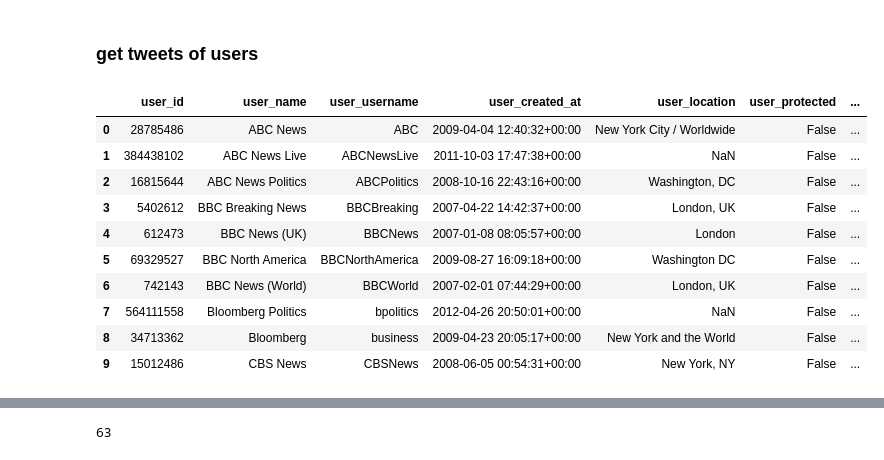
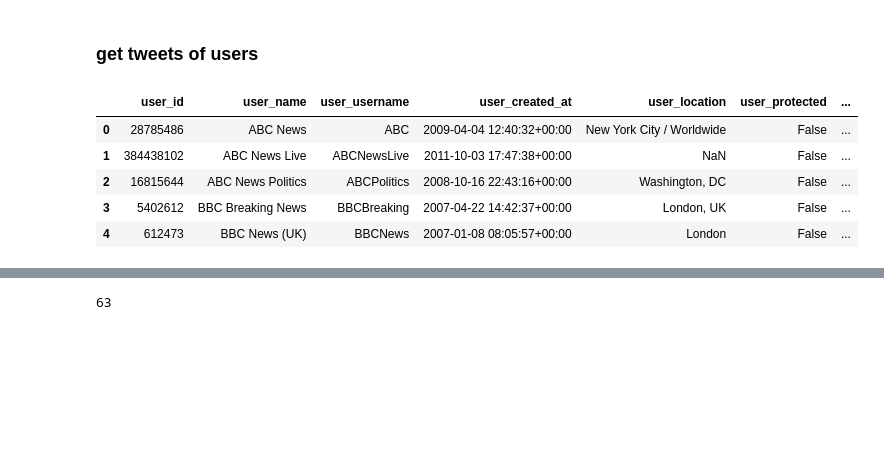
Before and after one commit to katherineskc/data_science_tweets_neutrality, a Jupyter notebook: collect_data.ipynb, the cells around one changed output, grey strips where cells are left out. Saved outputs shown, nothing was run; the diff lists cells and outputs as text; code cells hidden in the pictures; blank space fills up the shorter version.

```diff
--- a/collect_data.ipynb
+++ b/collect_data.ipynb
@@ -167,19 +167,14 @@ twitter_user_details_df.to_csv (r'/Users/katherina/data_science_tweets_neutralit
 # %%
 # read the csv that was created for user details
 twitter_user_details_data = pd.read_csv (r'/Users/katherina/data_science_tweets_neutrality/twitter_user_details.csv')
-twitter_user_details_data.head(10)
+twitter_user_details_data.head(5)
 # %% [output]
 |  | user_id | user_name | user_username | user_created_at | user_location | user_protected | ... |
 | 0 | 28785486 | ABC News | ABC | 2009-04-04 12:40:32+00:00 | New York City / Worldwide | False | ... |
 | 1 | 384438102 | ABC News Live | ABCNewsLive | 2011-10-03 17:47:38+00:00 | NaN | False | ... |
 | 2 | 16815644 | ABC News Politics | ABCPolitics | 2008-10-16 22:43:16+00:00 | Washington, DC | False | ... |
 | 3 | 5402612 | BBC Breaking News | BBCBreaking | 2007-04-22 14:42:37+00:00 | London, UK | False | ... |
 | 4 | 612473 | BBC News (UK) | BBCNews | 2007-01-08 08:05:57+00:00 | London | False | ... |
-| 5 | 69329527 | BBC North America | BBCNorthAmerica | 2009-08-27 16:09:18+00:00 | Washington DC | False | ... |
-| 6 | 742143 | BBC News (World) | BBCWorld | 2007-02-01 07:44:29+00:00 | London, UK | False | ... |
-| 7 | 564111558 | Bloomberg Politics | bpolitics | 2012-04-26 20:50:01+00:00 | NaN | False | ... |
-| 8 | 34713362 | Bloomberg | business | 2009-04-23 20:05:17+00:00 | New York and the World | False | ... |
-| 9 | 15012486 | CBS News | CBSNews | 2008-06-05 00:54:31+00:00 | New York, NY | False | ... |
 # %%
 # create a list for user ids
 user_id_list = twitter_user_details_data["user_id"].tolist()
```
Also changed, not shown: parts of 12 cells of this notebook, 2 other files.
